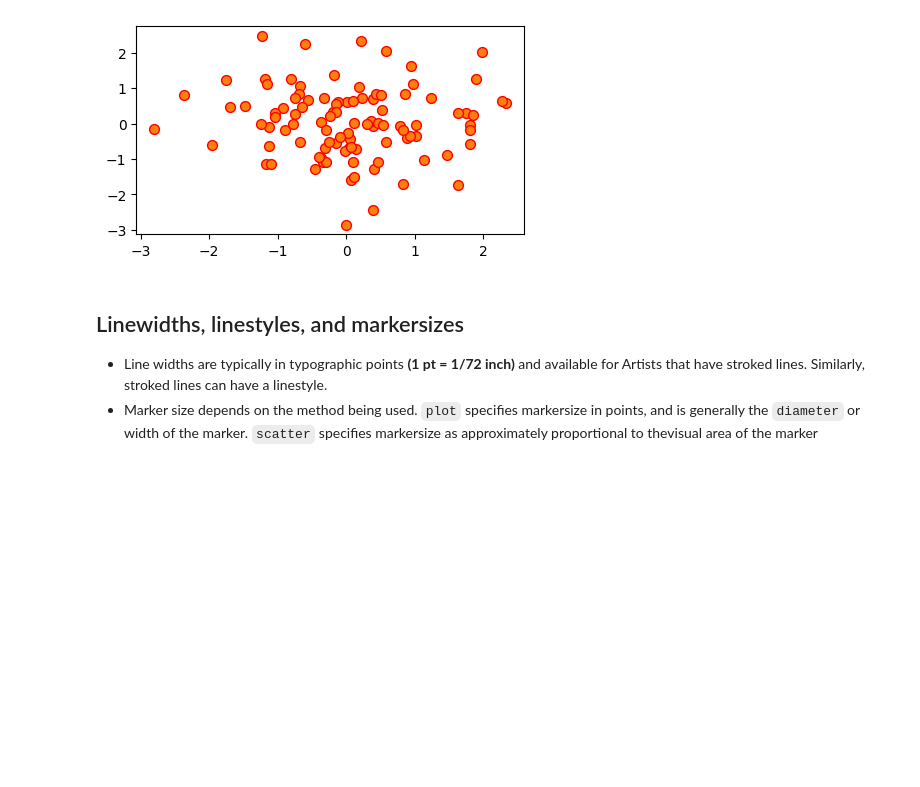
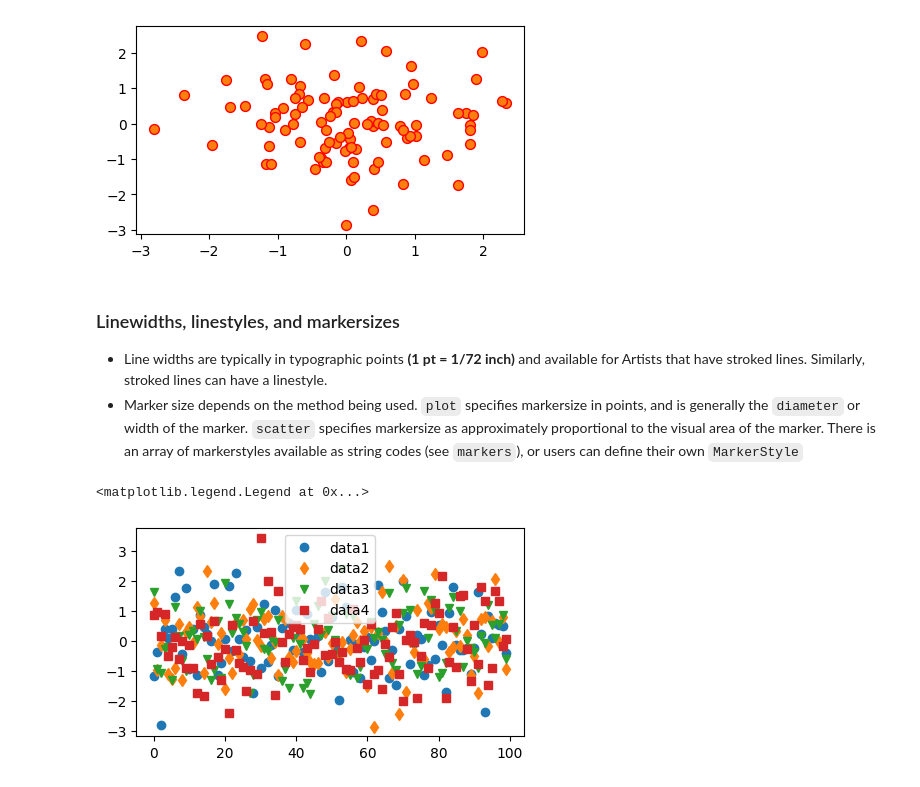
Before and after one commit to AdnanAI7/data_analysis, a Jupyter notebook: Python/Matplotlib.ipynb, the cells around one changed output. Saved outputs shown, nothing was run; the diff lists cells and outputs as text; code cells hidden in the pictures; blank space fills up the shorter version.

```diff
--- a/Python/Matplotlib.ipynb
+++ b/Python/Matplotlib.ipynb
@@ -182,6 +182,16 @@ ax.scatter(data1, data2, s=50, facecolor='C1', edgecolor='r')
 <matplotlib.collections.PathCollection at 0x...>
 [figure]
 # %% [markdown]
-## Linewidths, linestyles, and markersizes
+### Linewidths, linestyles, and markersizes
 - Line widths are typically in typographic points **(1 pt = 1/72 inch)** and available for Artists that have stroked lines. Similarly, stroked lines can have a linestyle.
-- Marker size depends on the method being used. `plot` specifies markersize in points, and is generally the `diameter` or width of the marker. `scatter` specifies markersize as approximately proportional to thevisual area of the marker
+- Marker size depends on the method being used. `plot` specifies markersize in points, and is generally the `diameter` or width of the marker. `scatter` specifies markersize as approximately proportional to the visual area of the marker. There is an array of markerstyles available as string codes (see `markers`), or users can define their own `MarkerStyle`
+# %%
+fig, ax = plt.subplots(figsize=(5, 2.7))
+ax.plot(data1, 'o', label='data1')
+ax.plot(data2, 'd', label='data2')
+ax.plot(data3, 'v', label='data3')
+ax.plot(data4, 's', label='data4')
+ax.legend()
+# %% [output]
+<matplotlib.legend.Legend at 0x...>
+[figure, added]
```
Also changed, not shown: parts of 10 cells of this notebook.
